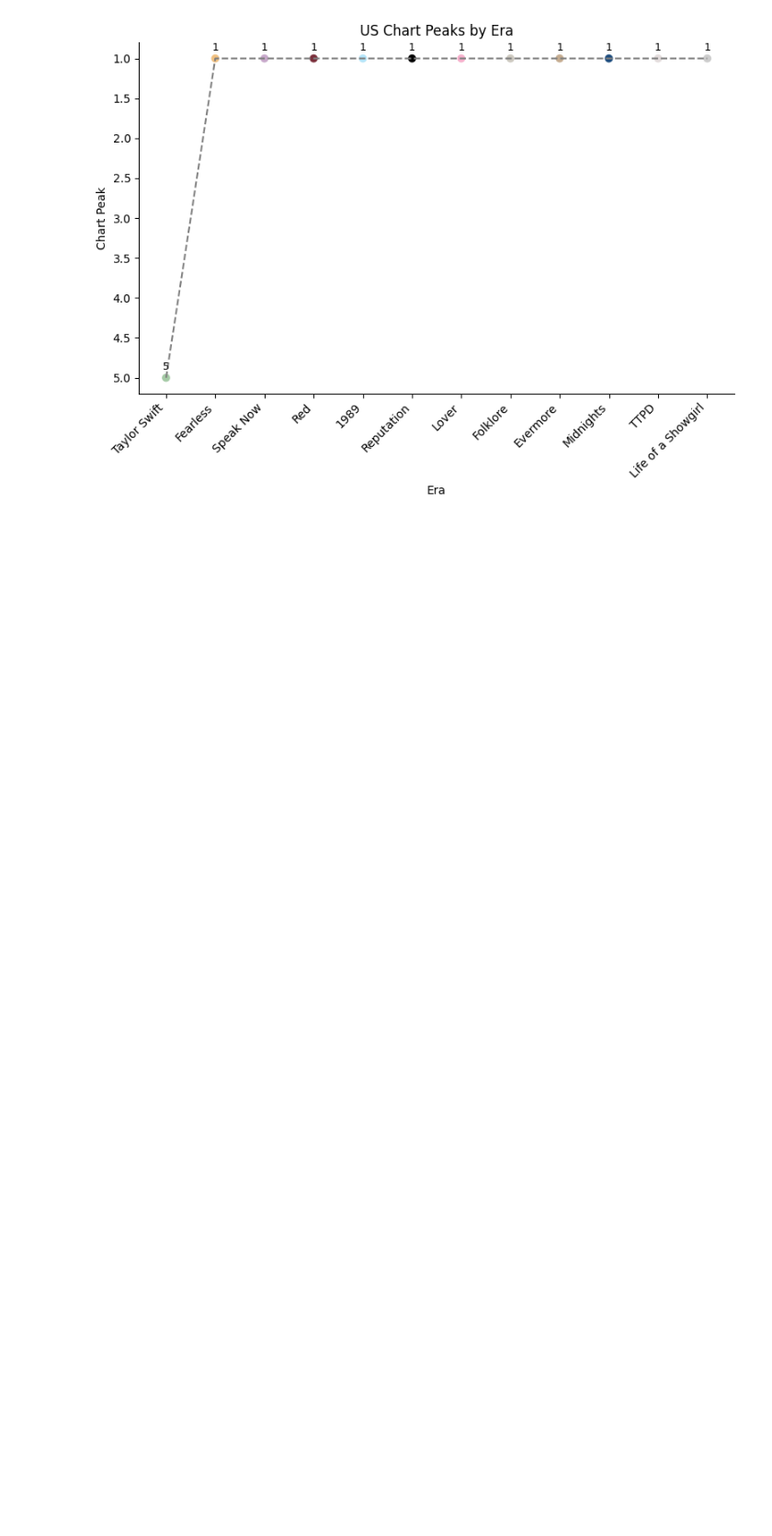
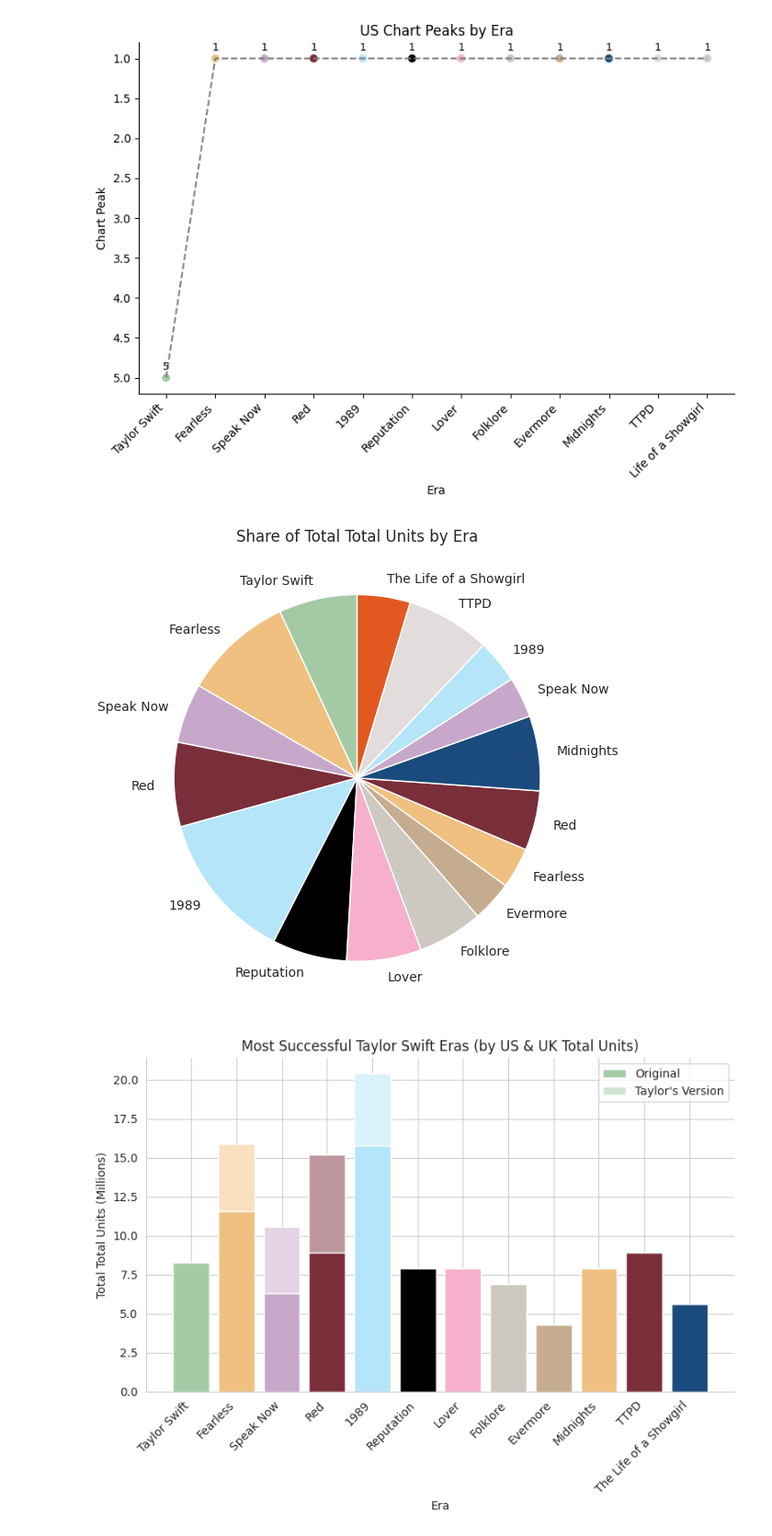
Before and after one commit to haskinse/bee2041_empirical_project, a Jupyter notebook: source_code/04_analysis.ipynb, the cells around one changed output. Shown at 92% size. Saved outputs shown, nothing was run; the diff lists cells and outputs as text; code cells hidden in the pictures; blank space fills up the shorter version.

Commit message:
Plotted bar and pie charts to show the commercial success of each era.

```diff
--- a/source_code/04_analysis.ipynb
+++ b/source_code/04_analysis.ipynb
@@ -97,0 +98,7 @@ plot_chart_performance("us_peak", "US", "us_chart_performance") # plot the chart
+# %%
+def lighten_colour(colour, amount): # function to lighten colours
+  c = mcolors.to_rgb(colour) # converts colour to rgb
+  return tuple(1 - (1 - x) * (1 - amount) for x in c) # shifts it towards white
+# %%
+# list of eras in order
+era_order = ["Taylor Swift", "Fearless", "Speak Now", "Red", "1989", "Reputation", "Lover", "Folklore", "Evermore", "Midnights", "TTPD", "The Life of a Showgirl"]
@@ -97,0 +180,6 @@ plot_chart_performance("us_peak", "US", "us_chart_performance") # plot the chart
+# %%
+plot_commercial_success("riaa_units", "bpi_units", "Total Units", "total_units") # plot charts showing certification units of albums
+plot_commercial_success("us_sales", "uk_sales", "Total Sales", "total_sales") # plot charts showing sales of albums
+# %% [output]
+[figure, added]
+[figure, added]
```
Also changed, not shown: parts of 5 cells of this notebook.
